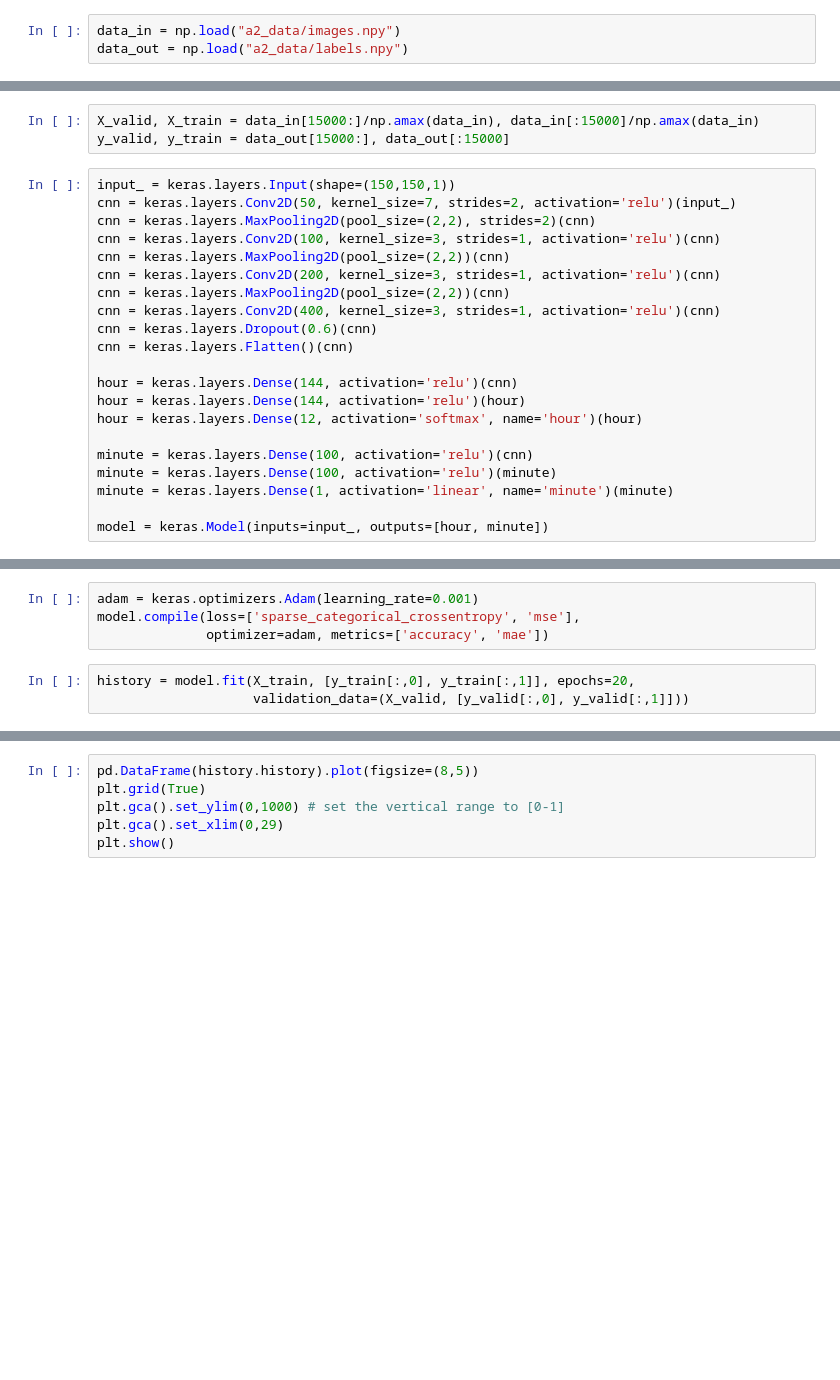
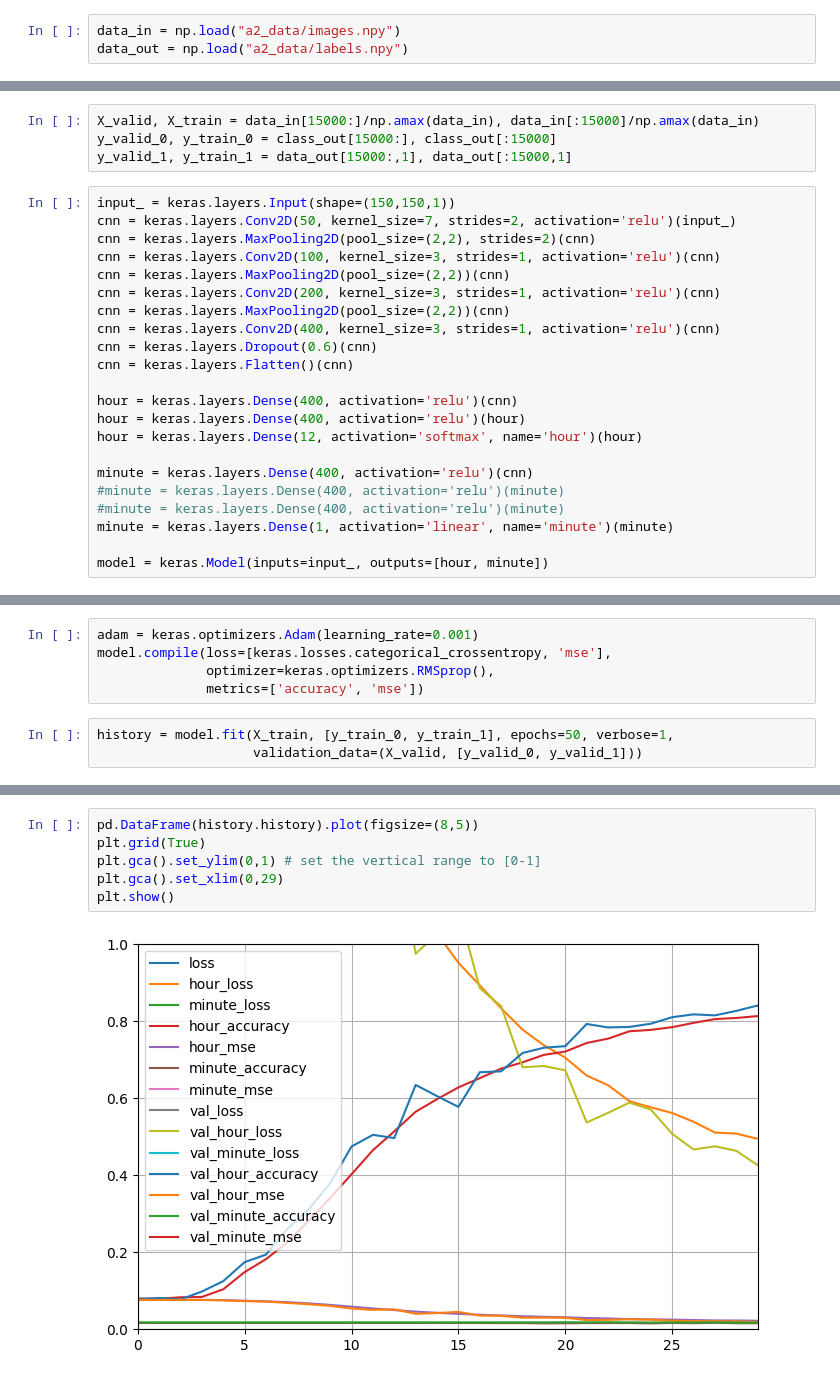
Before and after one commit to n0rdp0l/DeepLearning, a Jupyter notebook: Assignment_2/Question_2_multi_head.ipynb, the cells around one changed output, grey strips where cells are left out. Drawn from its saved outputs; the diff is of its cells as text; blank space fills up the shorter version.

```diff
--- a/Assignment_2/Question_2_multi_head.ipynb
+++ b/Assignment_2/Question_2_multi_head.ipynb
@@ -10,6 +31,7 @@ data_out = np.load("a2_data/labels.npy")
 # %%
 X_valid, X_train = data_in[15000:]/np.amax(data_in), data_in[:15000]/np.amax(data_in)
-y_valid, y_train = data_out[15000:], data_out[:15000]
+y_valid_0, y_train_0 = class_out[15000:], class_out[:15000]
+y_valid_1, y_train_1 = data_out[15000:,1], data_out[:15000,1]
 # %%
 input_ = keras.layers.Input(shape=(150,150,1))
 cnn = keras.layers.Conv2D(50, kernel_size=7, strides=2, activation='relu')(input_)
@@ -22,12 +44,13 @@ cnn = keras.layers.Conv2D(400, kernel_size=3, strides=1, activation='relu')(cnn)
 cnn = keras.layers.Dropout(0.6)(cnn)
 cnn = keras.layers.Flatten()(cnn)
 
-hour = keras.layers.Dense(144, activation='relu')(cnn)
-hour = keras.layers.Dense(144, activation='relu')(hour)
+hour = keras.layers.Dense(400, activation='relu')(cnn)
+hour = keras.layers.Dense(400, activation='relu')(hour)
 hour = keras.layers.Dense(12, activation='softmax', name='hour')(hour)
 
-minute = keras.layers.Dense(100, activation='relu')(cnn)
-minute = keras.layers.Dense(100, activation='relu')(minute)
+minute = keras.layers.Dense(400, activation='relu')(cnn)
+#minute = keras.layers.Dense(400, activation='relu')(minute)
+#minute = keras.layers.Dense(400, activation='relu')(minute)
 minute = keras.layers.Dense(1, activation='linear', name='minute')(minute)
 
 model = keras.Model(inputs=input_, outputs=[hour, minute])
@@ -38,8 +61,9 @@ Metal device set to: Apple M1
 # %%
 adam = keras.optimizers.Adam(learning_rate=0.001)
-model.compile(loss=['sparse_categorical_crossentropy', 'mse'],
-              optimizer=adam, metrics=['accuracy', 'mae'])
+model.compile(loss=[keras.losses.categorical_crossentropy, 'mse'],
+              optimizer=keras.optimizers.RMSprop(),
+              metrics=['accuracy', 'mse'])
 # %%
-history = model.fit(X_train, [y_train[:,0], y_train[:,1]], epochs=20,
-                    validation_data=(X_valid, [y_valid[:,0], y_valid[:,1]]))
+history = model.fit(X_train, [y_train_0, y_train_1], epochs=50, verbose=1,
+                    validation_data=(X_valid, [y_valid_0, y_valid_1]))
 # %% [output]
@@ -80,6 +91,8 @@ Epoch 9/20
 # %%
 pd.DataFrame(history.history).plot(figsize=(8,5))
 plt.grid(True)
-plt.gca().set_ylim(0,1000) # set the vertical range to [0-1]
+plt.gca().set_ylim(0,1) # set the vertical range to [0-1]
 plt.gca().set_xlim(0,29)
 plt.show()
+# %% [output]
+[figure, added]
```
Also changed, not shown: parts of 5 cells of this notebook.
